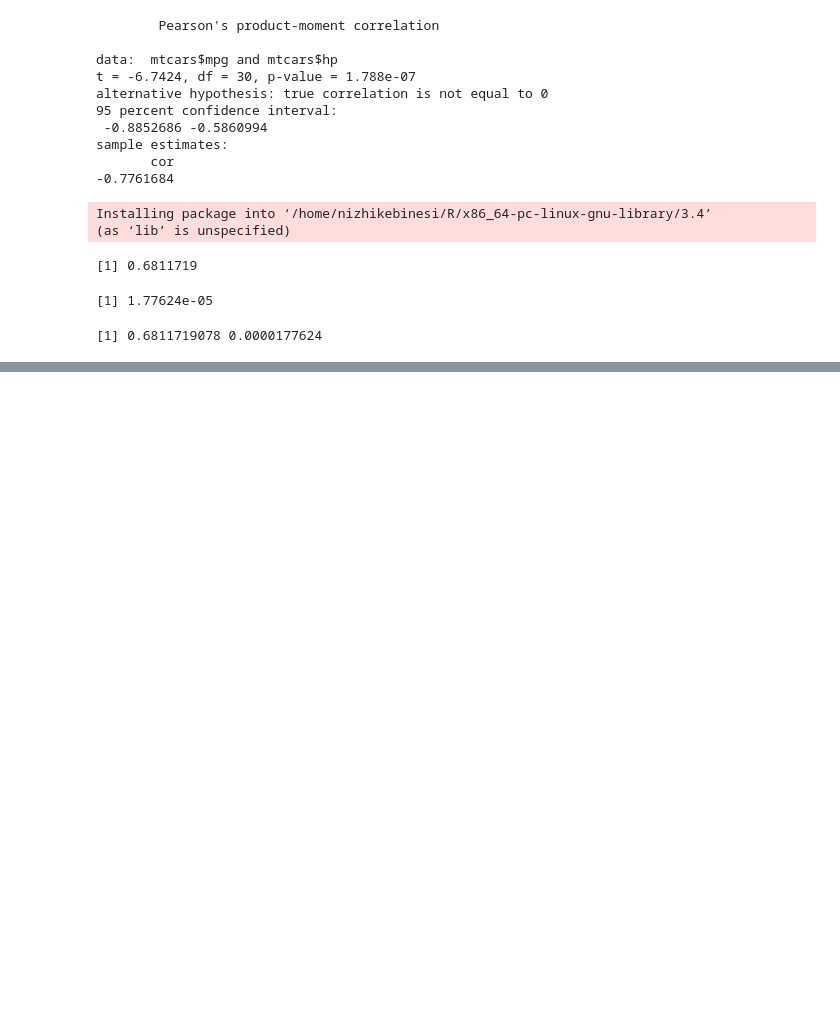
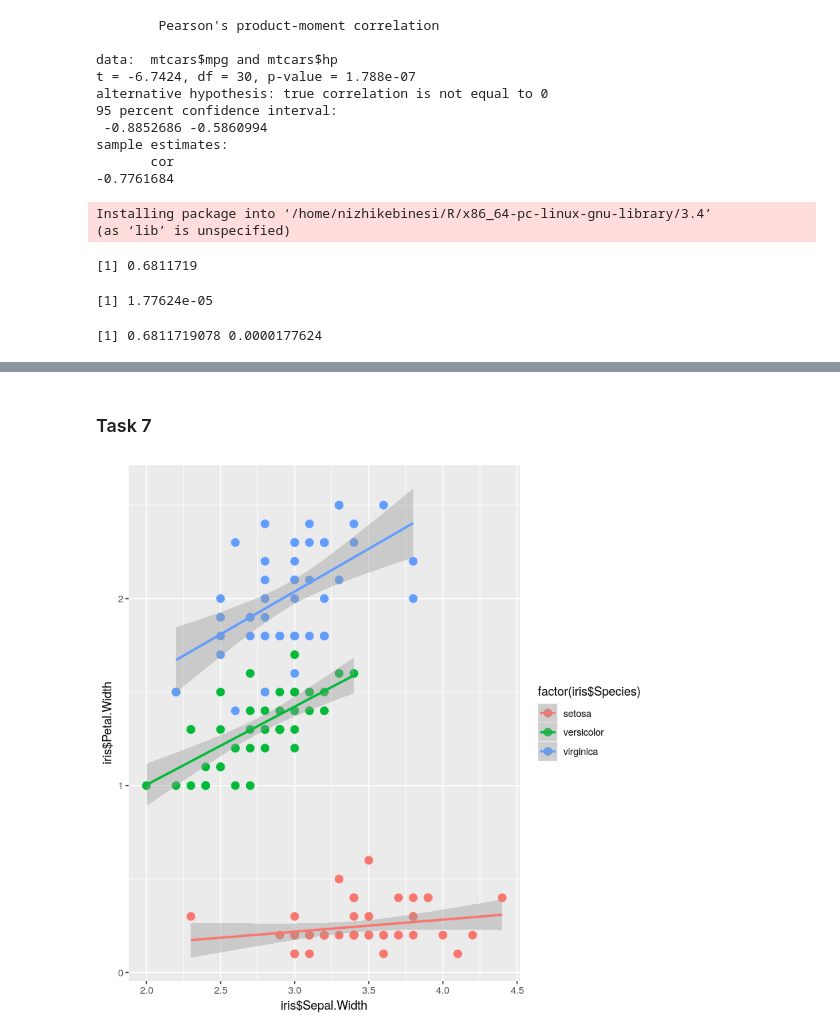
Before and after one commit to skripov-ds-ai/code_problems_r, a Jupyter notebook: data_analysis_in_r/3.1 module.ipynb, the cells around one changed output, grey strips where cells are left out. Cells and saved outputs as stored; diff of their text form; code cells hidden in the pictures; blank space fills up the shorter version.

```diff
--- a/data_analysis_in_r/3.1 module.ipynb
+++ b/data_analysis_in_r/3.1 module.ipynb
@@ -51,0 +259,19 @@ corr.calc(mtcars[, c(1,5)])
+# %% [markdown]
+### Task 7
+# %%
+library(ggplot2)
+
+my_plot <- ggplot(
+        iris,
+        aes(
+            iris$Sepal.Width,
+            iris$Petal.Width,
+            col = factor(iris$Species)
+        )
+    ) +
+    geom_point(size = 3) +
+    geom_smooth(method = "lm", size = 1)
+
+print(my_plot)
+# %% [output]
+[figure, added]
```
Also changed, not shown: parts of 38 cells of this notebook, 5 other files.
